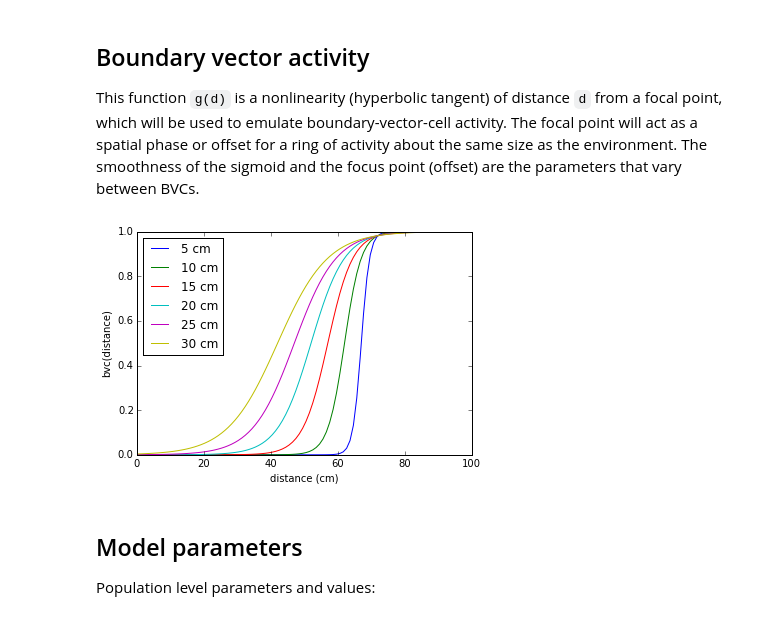
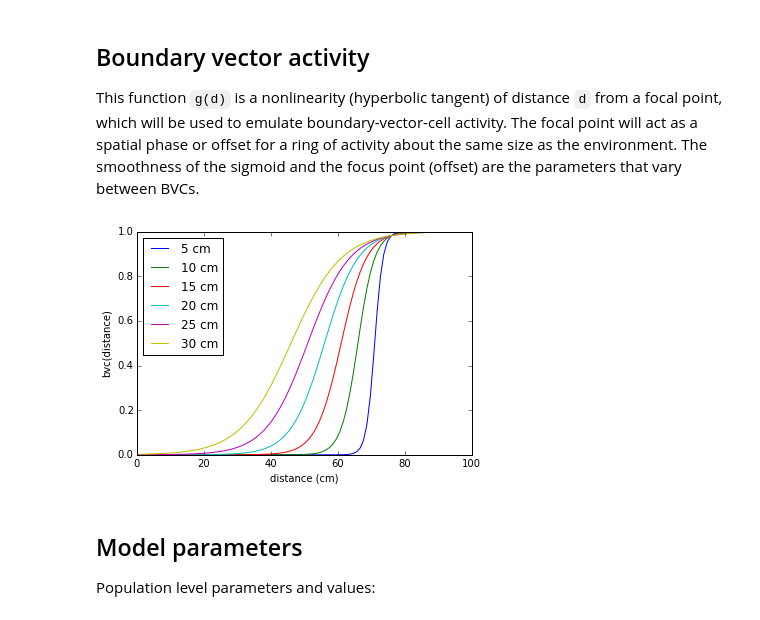
Before and after one commit to jdmonaco/lcomodel, a Jupyter notebook: notebooks/toy/bvc.ipynb, the cells around one changed output. Drawn from its saved outputs; the diff is of its cells as text; code cells hidden in the pictures.

```diff
--- a/notebooks/toy/bvc.ipynb
+++ b/notebooks/toy/bvc.ipynb
@@ -16,18 +21,18 @@ t_pos = (pos[0] - pos[0][0]) * second
 ## Boundary vector activity
 This function `g(d)` is a nonlinearity (hyperbolic tangent) of distance `d` from a focal point, which will be used to emulate boundary-vector-cell activity. The focal point will act as a spatial phase or offset for a ring of activity about the same size as the environment. The smoothness of the sigmoid and the focus point (offset) are the parameters that vary between BVCs.
 # %%
-def bvc(d, smoothness=20 * cm, D_arena=80 * cm, min_margin=0.1):
+def bvc(d, smoothness=20 * cm, D_arena=80 * cm, min_margin=0.05):
     return 0.5 + tanh(2 * (d - (1 - min_margin) * D_arena + smoothness) / smoothness) / 2
 
 # Plot bvc(d) for different values of g_radius
 x = linspace(0,100,100) * cm
 for s in array((5,10,15,20,25,30)) * cm:
     plt.plot(x / cm, bvc(x, smoothness=s), label='%d cm' % (s / cm))
 plt.xlabel('distance (cm)')
 plt.ylabel('bvc(distance)')
 plt.legend(loc='upper left');
 # %% [output]
-[figure, old version]
+[figure, new version]
 # %% [markdown]
 ## Model parameters
 Population level parameters and values:
```
Also changed, not shown: parts of 10 cells of this notebook, 4 other files.
